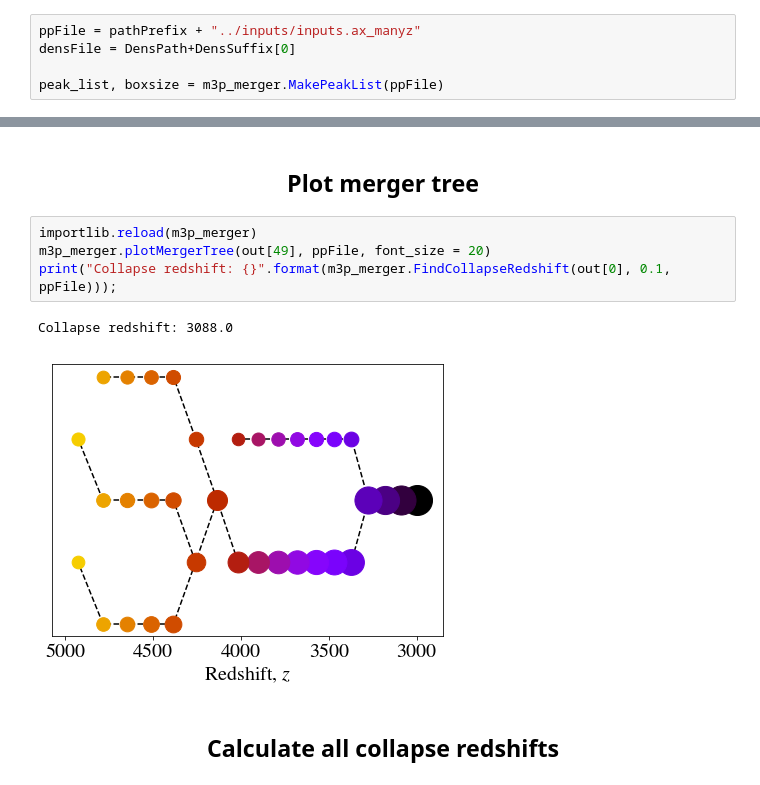
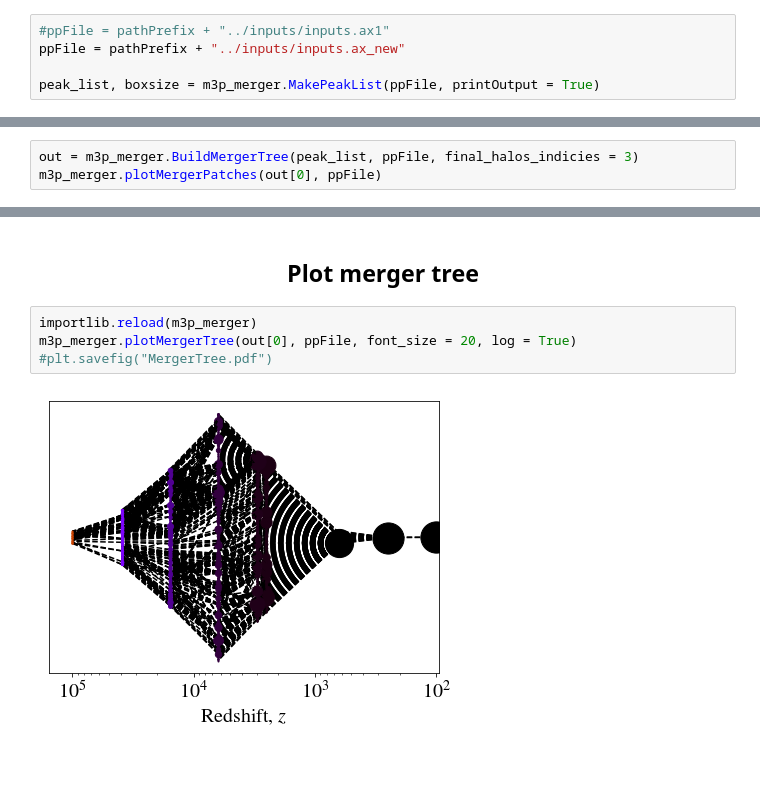
Before and after one commit to David-Ellis/m3p_merger, a Jupyter notebook: MergerTree.ipynb, the cells around one changed output, grey strips where cells are left out. Saved outputs shown, nothing was run; the diff lists cells and outputs as text.

Commit message:
Improved print statements

```diff
--- a/MergerTree.ipynb
+++ b/MergerTree.ipynb
@@ -18,5 +29,5 @@ DensSuffix = ['/L6N3_07/axion.m.00115_L6N3_07','/L6N3_06/axion.m.00115_L6N3_06',
 # %%
-ppFile = pathPrefix + "../inputs/inputs.ax_manyz"
-densFile = DensPath+DensSuffix[0]
+#ppFile = pathPrefix + "../inputs/inputs.ax1"
+ppFile = pathPrefix + "../inputs/inputs.ax_new"
 
-peak_list, boxsize = m3p_merger.MakePeakList(ppFile)
+peak_list, boxsize = m3p_merger.MakePeakList(ppFile, printOutput = True)
@@ -41,0 +63,3 @@ m3p_merger.plotMergerPatches(out[49], ppFile)
+# %%
+out = m3p_merger.BuildMergerTree(peak_list, ppFile, final_halos_indicies = 3)
+m3p_merger.plotMergerPatches(out[0], ppFile)
@@ -43,10 +70,7 @@ m3p_merger.plotMergerPatches(out[49], ppFile)
 <h2><center>Plot merger tree</center></h2>
 # %%
 importlib.reload(m3p_merger)
-m3p_merger.plotMergerTree(out[49], ppFile, font_size = 20)
-print("Collapse redshift: {}".format(m3p_merger.FindCollapseRedshift(out[0], 0.1, ppFile)));
+m3p_merger.plotMergerTree(out[0], ppFile, font_size = 20, log = True)
+#plt.savefig("MergerTree.pdf")
 # %% [output]
-Collapse redshift: 3088.0
-[figure, old version]
+[figure, new version]
-# %% [markdown]
-<h2><center>Calculate all collapse redshifts</center></h2>
```
Also changed, not shown: parts of 13 cells of this notebook, 1 other file.
